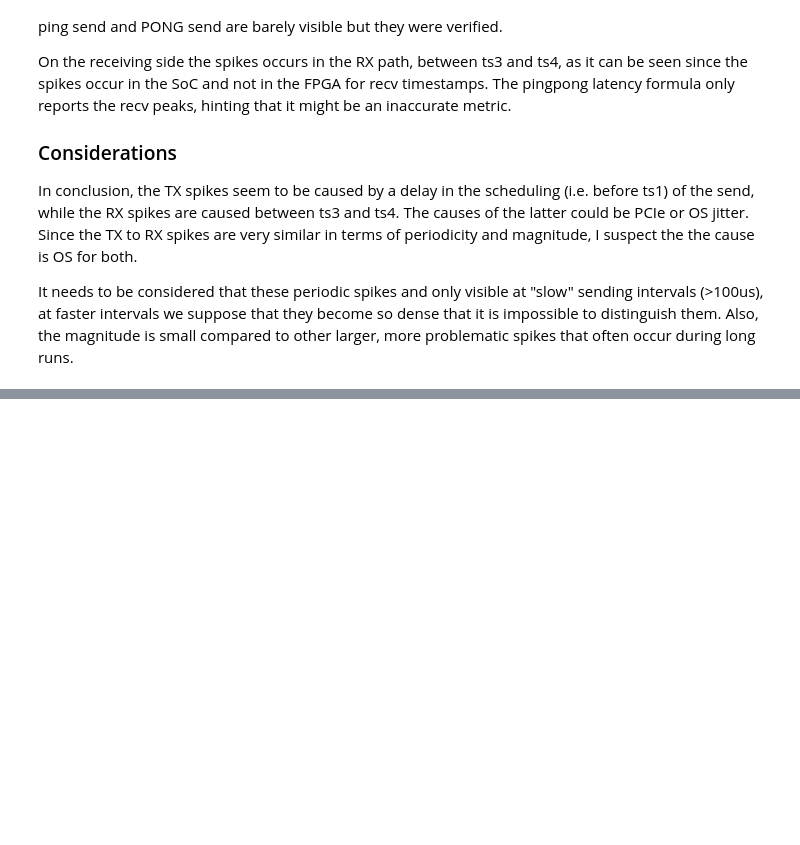
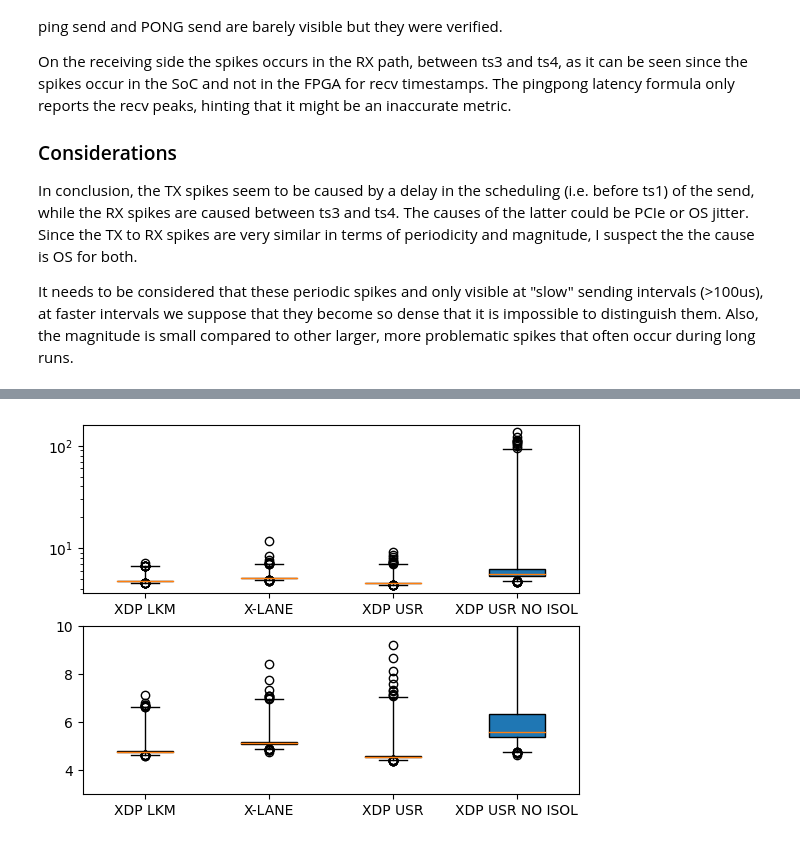
Before and after one commit to swystems/det-bypass, a Jupyter notebook: analysis/lab_book.ipynb, the cells around one changed output, grey strips where cells are left out. Cells and saved outputs as stored; diff of their text form; code cells hidden in the pictures; blank space fills up the shorter version.

Commit message:
xdp lkm vs xdp usr vs xlane performance

```diff
--- a/analysis/lab_book.ipynb
+++ b/analysis/lab_book.ipynb
@@ -356,3 +356,47 @@ See above for larger interval and peak analysis.
 - Sending interval: 1ms
 - max isolatation setting (see above) and **no isolation**
   for XDP usr
+# %%
+size = 999000 # crop to common size for plotting
+
+def get_latency_us(ts_data):
+    # datapoints are nanosecond
+    lat = ((ts_data[4] - ts_data[1]) - (ts_data[3] - ts_data[2]))/ 2 / 1000
+    return lat[:size]
+
+def get_latency_us_xlane(ts_data):
+    # xlane uses clock cycles
+    asgard_cpu_freq = 2.4 * 1000000000  # 1.5 GHz
+    lat_clock_cycles = ((ts_data[4] - ts_data[1]) - (ts_data[3] - ts_data[2]))/ 2
+    lat = lat_clock_cycles / asgard_cpu_freq * 1000000
+    return lat#[:size]
+
+tmp = pd.read_csv('data/xlane/100us/out.txt', sep=',', header=None, engine='python', skiprows=10)
+xlane100us = get_latency_us_xlane(tmp)
+
+tmp = pd.read_csv('data/xdp-usr-noisol/100us-load100/out.txt', sep=',', header=None, engine='c')
+xdpusrnoisol100us = get_latency_us(tmp)
+
+tmp = pd.read_csv('data/xdp-usr-isol/100us/out.txt', sep=',', header=None, engine='c')
+xdpusr100us = get_latency_us(tmp)
+
+tmp = pd.read_csv('data/xdp-lkm/100us/out.txt', sep=',', header=None, engine='c')
+xdplkm100us = get_latency_us(tmp)
+# %%
+fig, ax = plt.subplots(2)
+warmup = 20
+ax[0].set_yscale("log")
+ax[0].boxplot([xdplkm100us[warmup:], xlane100us[warmup:], xdpusr100us[warmup:], xdpusrnoisol100us[warmup:] ],
+           labels=["XDP LKM", "X-LANE", "XDP USR", "XDP USR NO ISOL"],
+           vert=True,  # vertical box alignment
+           patch_artist=True, whis=(0.001, 99.999))  # fill with color
+
+
+ax[1].boxplot([xdplkm100us[warmup:], xlane100us[warmup:], xdpusr100us[warmup:], xdpusrnoisol100us[warmup:] ],
+           labels=["XDP LKM", "X-LANE", "XDP USR", "XDP USR NO ISOL"],
+           vert=True,  # vertical box alignment
+           patch_artist=True, whis=(0.001, 99.999))  # fill with color
+ax[1].set_ylim((3,10))
+print()
+# %% [output]
+[figure, added]
```
Also changed, not shown: parts of 2 cells of this notebook.
